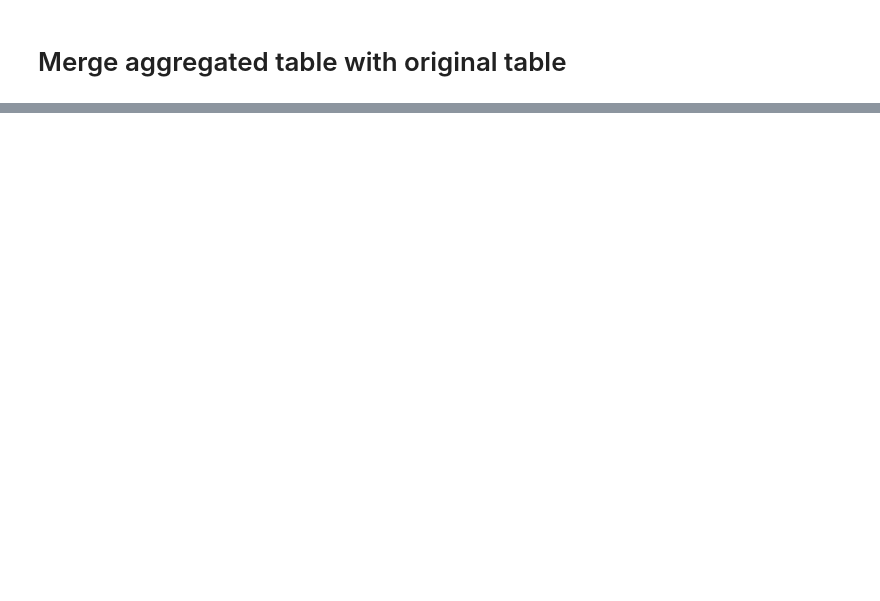
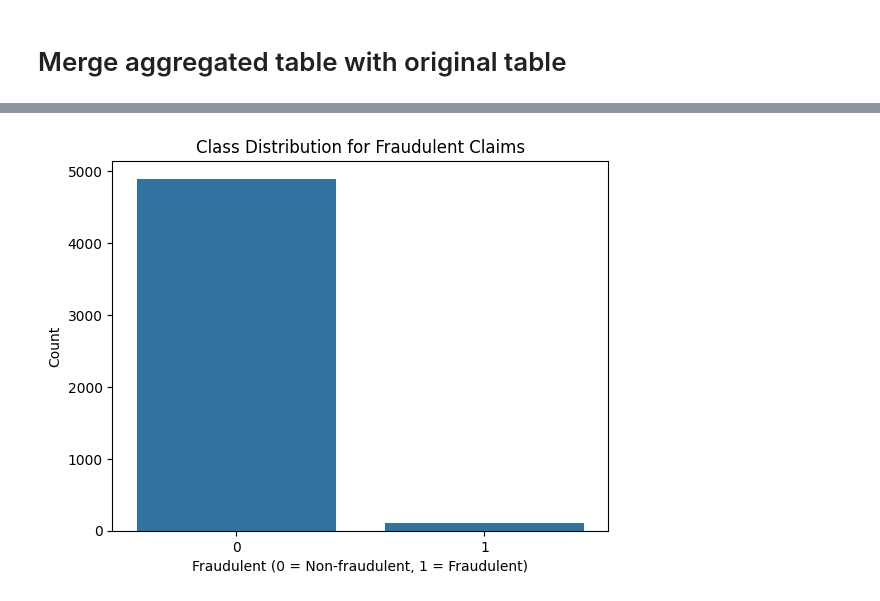
Before and after one commit to sameena93/insurance_fraud_claim_detection, a Jupyter notebook: healthcare_insurance_fraud_detection.ipynb, the cells around one changed output, grey strips where cells are left out. Cells and saved outputs as stored; diff of their text form; code cells hidden in the pictures; blank space fills up the shorter version.

```diff
--- a/healthcare_insurance_fraud_detection.ipynb
+++ b/healthcare_insurance_fraud_detection.ipynb
@@ -565 +564,9 @@ Index(['Claim_ID', 'Claim_Amount', 'Procedure_Code', 'Service_Date',
       dtype='object')
+# %%
+sns.countplot(data, x='Fraudulent')
+plt.title('Class Distribution for Fraudulent Claims')
+plt.xlabel('Fraudulent (0 = Non-fraudulent, 1 = Fraudulent)')
+plt.ylabel('Count')
+plt.show()
+# %% [output]
+[figure, added]
```
Also changed, not shown: parts of 30 cells of this notebook, 7 other files.
